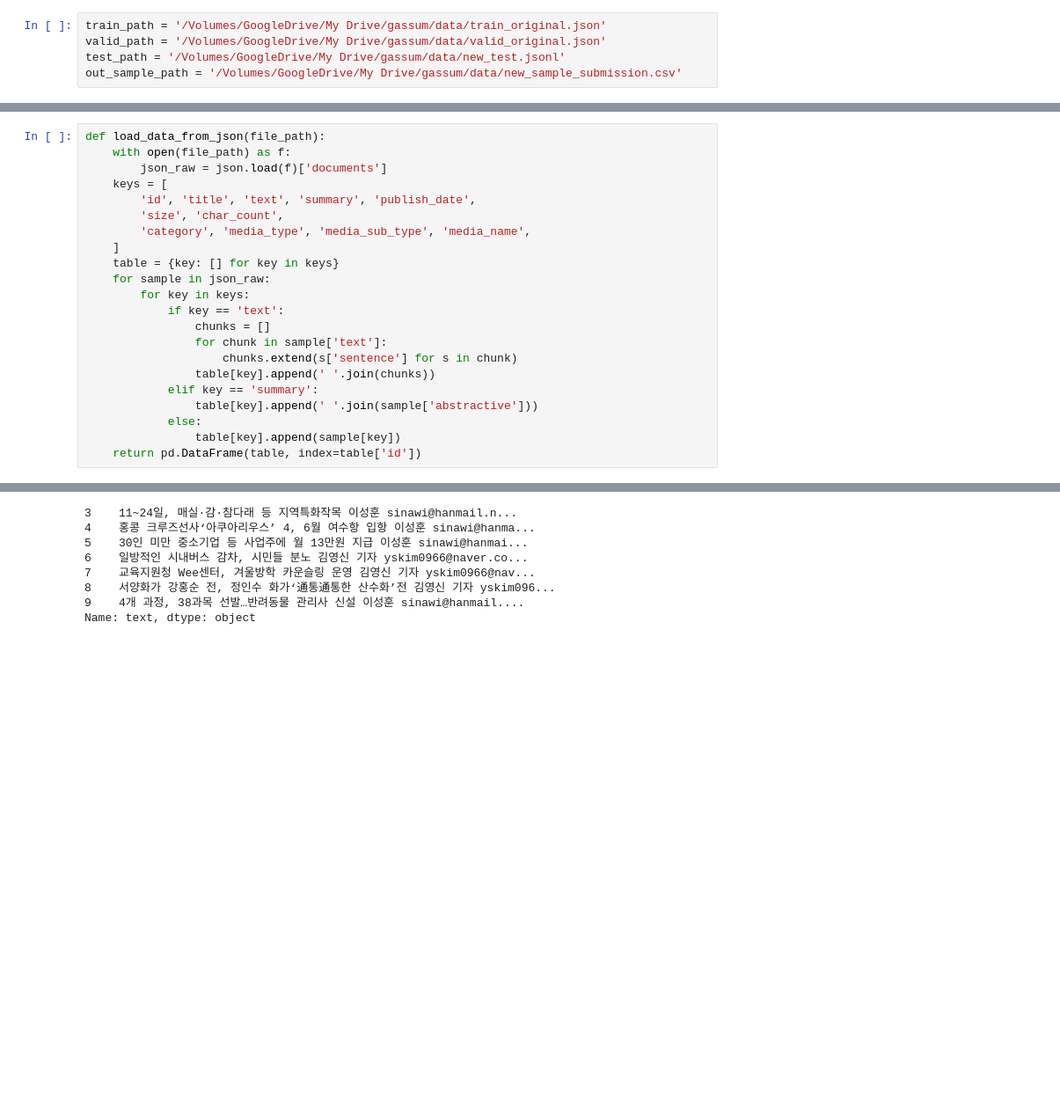
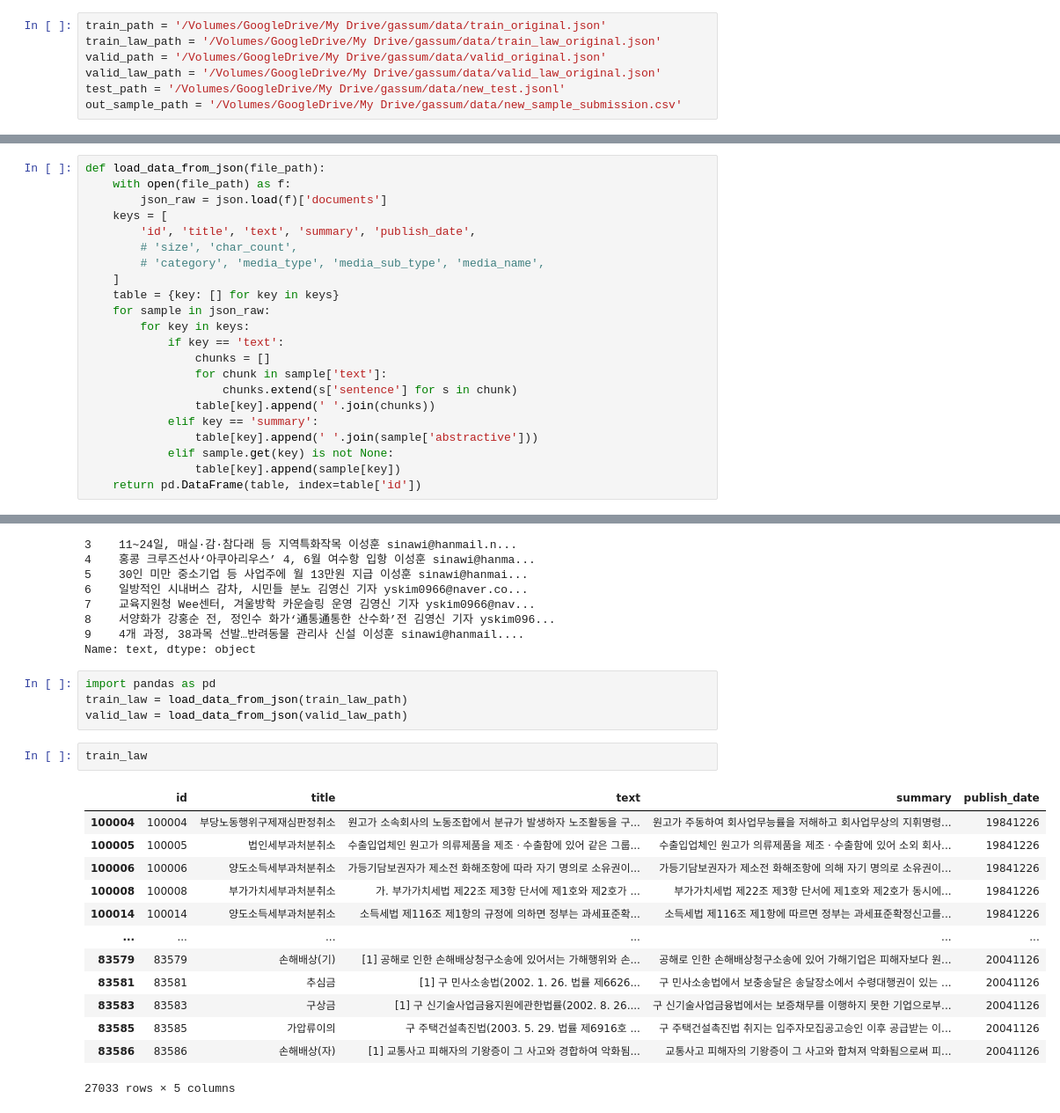
Before and after one commit to peacecheejecake/gassum, a Jupyter notebook: notebooks/eda.ipynb, the cells around one changed output, grey strips where cells are left out. Shown: that part at 88% size. Saved outputs shown, nothing was run; the diff lists cells and outputs as text; blank space fills up the shorter version.

Commit message:
choose data

```diff
--- a/notebooks/eda.ipynb
+++ b/notebooks/eda.ipynb
@@ -3,7 +4,9 @@ import jsonlines
 import pandas as pd
 # %%
 train_path = '/Volumes/GoogleDrive/My Drive/gassum/data/train_original.json'
+train_law_path = '/Volumes/GoogleDrive/My Drive/gassum/data/train_law_original.json'
 valid_path = '/Volumes/GoogleDrive/My Drive/gassum/data/valid_original.json'
+valid_law_path = '/Volumes/GoogleDrive/My Drive/gassum/data/valid_law_original.json'
 test_path = '/Volumes/GoogleDrive/My Drive/gassum/data/new_test.jsonl'
 out_sample_path = '/Volumes/GoogleDrive/My Drive/gassum/data/new_sample_submission.csv'
 # %%
@@ -81,8 +84,8 @@ def load_data_from_json(file_path):
         json_raw = json.load(f)['documents']
     keys = [
         'id', 'title', 'text', 'summary', 'publish_date',
-        'size', 'char_count',
-        'category', 'media_type', 'media_sub_type', 'media_name',
+        # 'size', 'char_count',
+        # 'category', 'media_type', 'media_sub_type', 'media_name',
     ]
     table = {key: [] for key in keys}
     for sample in json_raw:
@@ -94,7 +97,7 @@ def load_data_from_json(file_path):
                 table[key].append(' '.join(chunks))
             elif key == 'summary':
                 table[key].append(' '.join(sample['abstractive']))
-            else:
+            elif sample.get(key) is not None:
                 table[key].append(sample[key])
     return pd.DataFrame(table, index=table['id'])
 # %%
@@ -157,3 +160,23 @@ train['text'].iloc[3:10]
 8    서양화가 강홍순 전, 정인수 화가‘通통通통한 산수화’전 김영신 기자 yskim096...
 9    4개 과정, 38과목 선발…반려동물 관리사 신설 이성훈 sinawi@hanmail....
 Name: text, dtype: object
+# %%
+import pandas as pd
+train_law = load_data_from_json(train_law_path)
+valid_law = load_data_from_json(valid_law_path)
+# %%
+train_law
+# %% [output]
+|  | id | title | text | summary | publish_date |
+| 100004 | 100004 | 부당노동행위구제재심판정취소 | 원고가 소속회사의 노동조합에서 분규가 발생하자 노조활동을 구... | 원고가 주동하여 회사업무능률을 저해하고 회사업무상의 지휘명령... | 19841226 |
+| 100005 | 100005 | 법인세부과처분취소 | 수출입업체인 원고가 의류제품을 제조ㆍ수출함에 있어 같은 그룹... | 수출입업체인 원고가 의류제품을 제조ㆍ수출함에 있어 소외 회사... | 19841226 |
+| 100006 | 100006 | 양도소득세부과처분취소 | 가등기담보권자가 제소전 화해조항에 따라 자기 명의로 소유권이... | 가등기담보권자가 제소전 화해조항에 의해 자기 명의로 소유권이... | 19841226 |
+| 100008 | 100008 | 부가가치세부과처분취소 | 가. 부가가치세법 제22조 제3항 단서에 제1호와 제2호가 ... | 부가가치세법 제22조 제3항 단서에 제1호와 제2호가 동시에... | 19841226 |
+| 100014 | 100014 | 양도소득세부과처분취소 | 소득세법 제116조 제1항의 규정에 의하면 정부는 과세표준확... | 소득세법 제116조 제1항에 따르면 정부는 과세표준확정신고를... | 19841226 |
+| ... | ... | ... | ... | ... | ... |
+| 83579 | 83579 | 손해배상(기) | [1] 공해로 인한 손해배상청구소송에 있어서는 가해행위와 손... | 공해로 인한 손해배상청구소송에 있어 가해기업은 피해자보다 원... | 20041126 |
+| 83581 | 83581 | 추심금 | [1] 구 민사소송법(2002. 1. 26. 법률 제6626... | 구 민사소송법에서 보충송달은 송달장소에서 수령대행권이 있는 ... | 20041126 |
+| 83583 | 83583 | 구상금 | [1] 구 신기술사업금융지원에관한법률(2002. 8. 26.... | 구 신기술사업금융법에서는 보증채무를 이행하지 못한 기업으로부... | 20041126 |
+| 83585 | 83585 | 가압류이의 | 구 주택건설촉진법(2003. 5. 29. 법률 제6916호 ... | 구 주택건설촉진법 취지는 입주자모집공고승인 이후 공급받는 이... | 20041126 |
+| 83586 | 83586 | 손해배상(자) | [1] 교통사고 피해자의 기왕증이 그 사고와 경합하여 악화됨... | 교통사고 피해자의 기왕증이 그 사고와 합쳐져 악화됨으로써 피... | 20041126 |
+27033 rows × 5 columns
```
Also changed, not shown: parts of 9 cells of this notebook, 1 other file.
